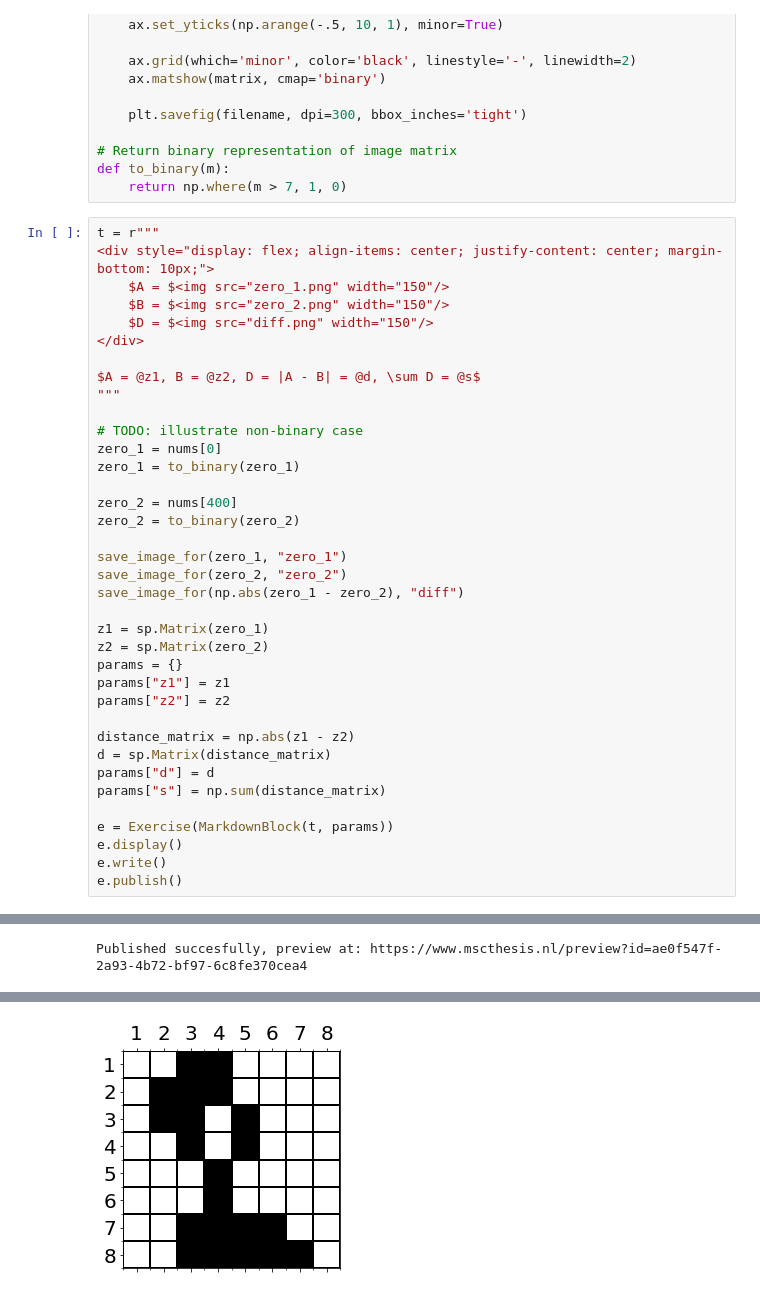
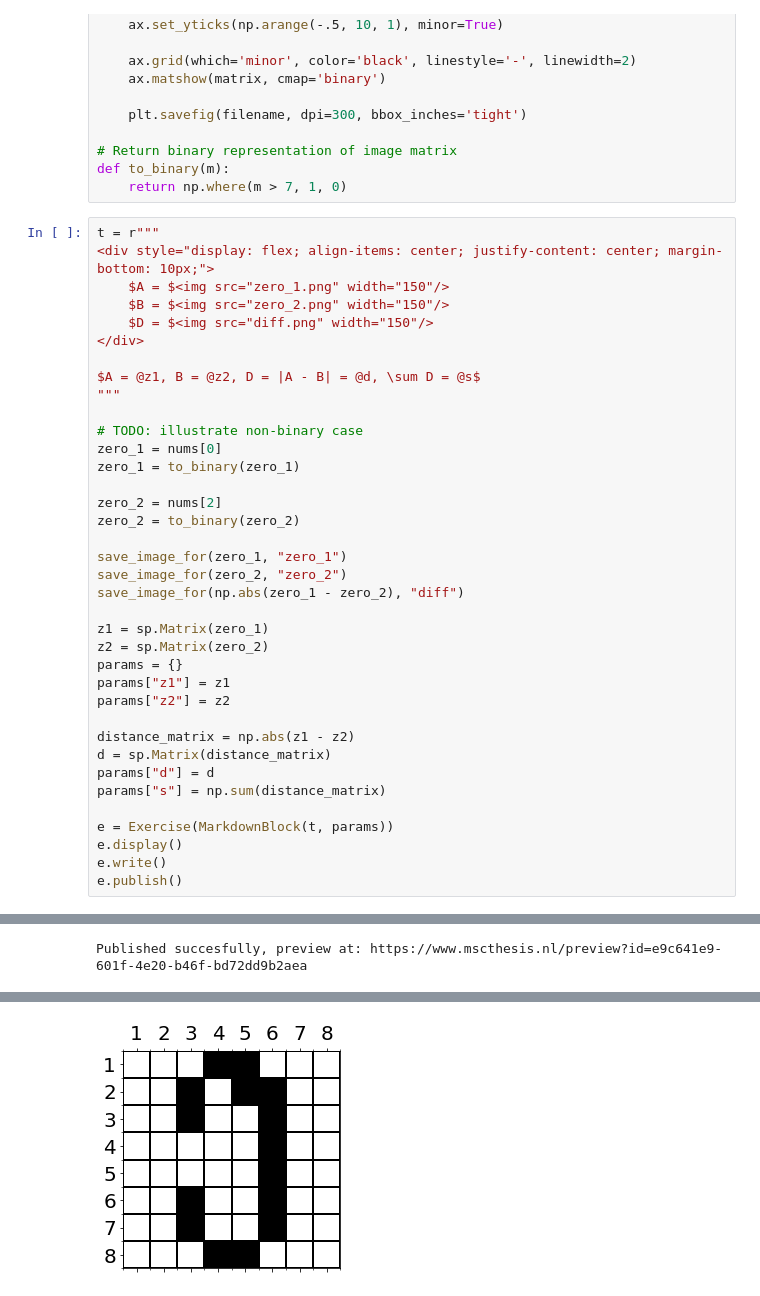
Before and after one commit to rkeulemans/exercise_public, a Jupyter notebook: focus_group_demo_complete.ipynb, the cells around one changed output, grey strips where cells are left out. Drawn from its saved outputs; the diff is of its cells as text.

```diff
--- a/focus_group_demo_complete.ipynb
+++ b/focus_group_demo_complete.ipynb
@@ -140,33 +162,33 @@ $A = @z1, B = @z2, D = |A - B| = @d, \sum D = @s$
 """
 
 # TODO: illustrate non-binary case
 zero_1 = nums[0]
 zero_1 = to_binary(zero_1)
 
-zero_2 = nums[400]
+zero_2 = nums[2]
 zero_2 = to_binary(zero_2)
 
 save_image_for(zero_1, "zero_1")
 save_image_for(zero_2, "zero_2")
 save_image_for(np.abs(zero_1 - zero_2), "diff")
 
 z1 = sp.Matrix(zero_1)
 z2 = sp.Matrix(zero_2)
 params = {}
 params["z1"] = z1
 params["z2"] = z2
 
 distance_matrix = np.abs(z1 - z2)
 d = sp.Matrix(distance_matrix)
 params["d"] = d
 params["s"] = np.sum(distance_matrix)
 
 e = Exercise(MarkdownBlock(t, params))
 e.display()
 e.write()
 e.publish()
 # %% [output]
 [interactive output not drawn]
-Published succesfully, preview at: https://www.mscthesis.nl/preview?id=ae0f547f-2a93-4b72-bf97-6c8fe370cea4
+Published succesfully, preview at: https://www.mscthesis.nl/preview?id=e9c641e9-601f-4e20-b46f-bd72dd9b2aea
 [figure]
-[figure, old version]
+[figure, new version]
```
Also changed, not shown: parts of 7 cells of this notebook, 5 other files.
